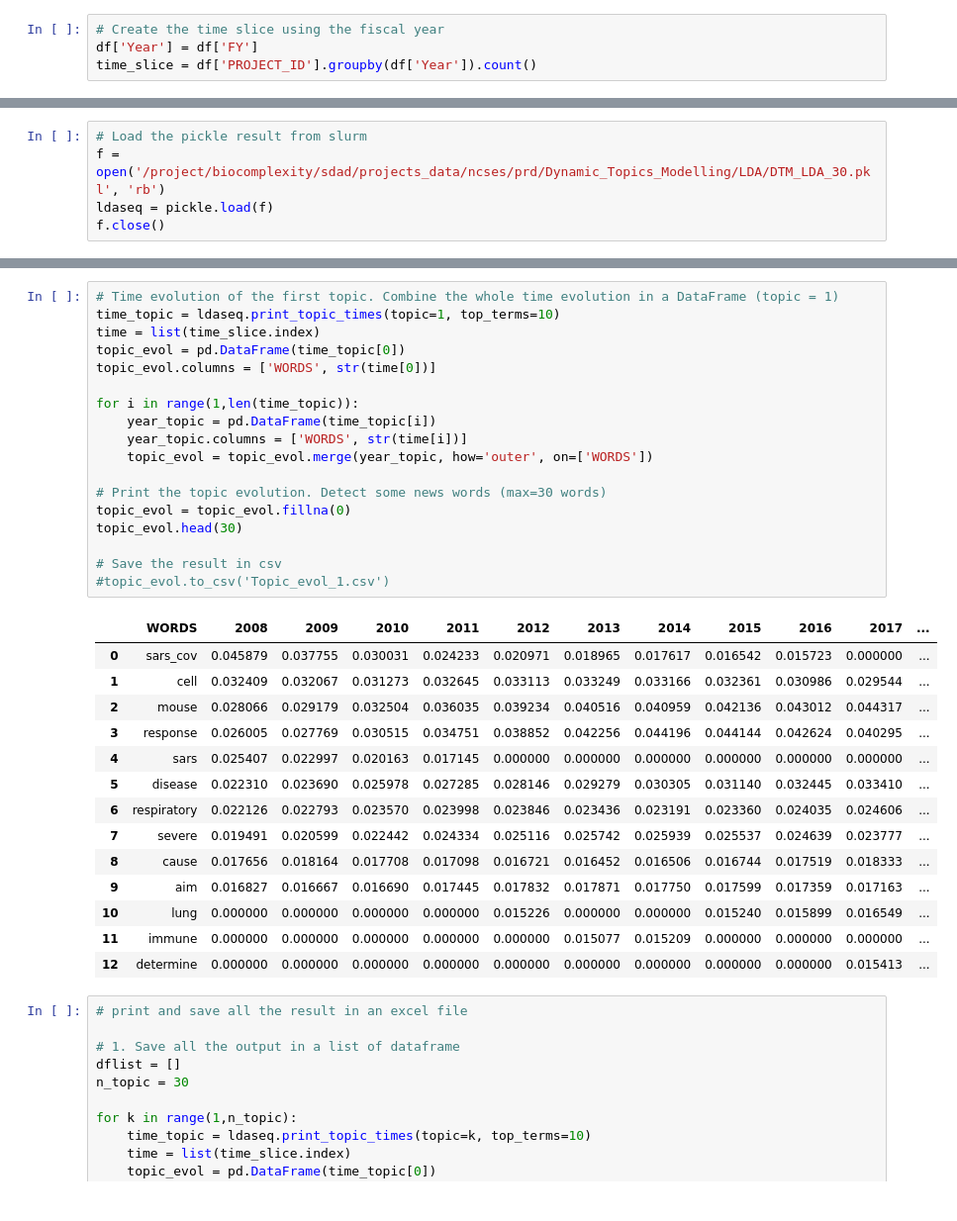
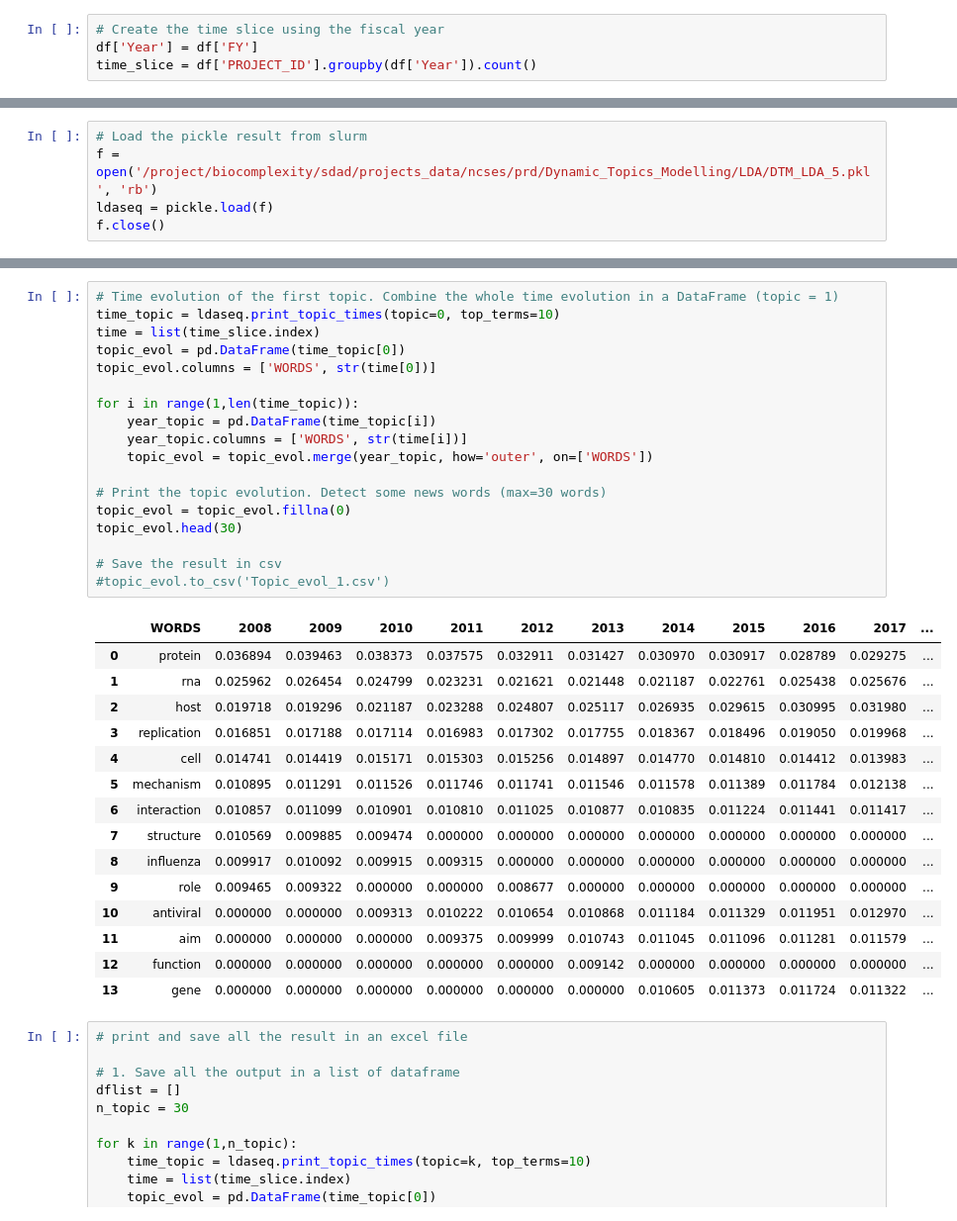
Before and after one commit to uva-bi-sdad/publicrd, a Jupyter notebook: src/Dynamic_Topic_Modelling/DTM_lda/pandemic_case_study/lda_dtm_30.ipynb, the cells around one changed output, grey strips where cells are left out. Shown: that part at 99% size. Drawn from its saved outputs; the diff is of its cells as text.

```diff
--- a/src/Dynamic_Topic_Modelling/DTM_lda/pandemic_case_study/lda_dtm_30.ipynb
+++ b/src/Dynamic_Topic_Modelling/DTM_lda/pandemic_case_study/lda_dtm_30.ipynb
@@ -100,6 +100,6 @@ pickle.dump(ldaseq, open('/project/biocomplexity/sdad/projects_data/ncses/prd/Dy
 # %%
 # Load the pickle result from slurm
-f = open('/project/biocomplexity/sdad/projects_data/ncses/prd/Dynamic_Topics_Modelling/LDA/DTM_LDA_30.pkl', 'rb')
+f = open('/project/biocomplexity/sdad/projects_data/ncses/prd/Dynamic_Topics_Modelling/LDA/DTM_LDA_5.pkl', 'rb')
 ldaseq = pickle.load(f)
 f.close()
 # %%
@@ -120,36 +140,37 @@ with open('Topic_list_0.csv', 'w', newline='') as csvfile:
 # %%
 # Time evolution of the first topic. Combine the whole time evolution in a DataFrame (topic = 1)
-time_topic = ldaseq.print_topic_times(topic=1, top_terms=10)
+time_topic = ldaseq.print_topic_times(topic=0, top_terms=10)
 time = list(time_slice.index)
 topic_evol = pd.DataFrame(time_topic[0])
 topic_evol.columns = ['WORDS', str(time[0])]
 
 for i in range(1,len(time_topic)):
     year_topic = pd.DataFrame(time_topic[i])
     year_topic.columns = ['WORDS', str(time[i])]
     topic_evol = topic_evol.merge(year_topic, how='outer', on=['WORDS'])
 
 # Print the topic evolution. Detect some news words (max=30 words)
 topic_evol = topic_evol.fillna(0)
 topic_evol.head(30)
 
 # Save the result in csv
 #topic_evol.to_csv('Topic_evol_1.csv')
 # %% [output]
 |  | WORDS | 2008 | 2009 | 2010 | 2011 | 2012 | 2013 | 2014 | 2015 | 2016 | 2017 | ... |
-| 0 | sars_cov | 0.045879 | 0.037755 | 0.030031 | 0.024233 | 0.020971 | 0.018965 | 0.017617 | 0.016542 | 0.015723 | 0.000000 | ... |
-| 1 | cell | 0.032409 | 0.032067 | 0.031273 | 0.032645 | 0.033113 | 0.033249 | 0.033166 | 0.032361 | 0.030986 | 0.029544 | ... |
-| 2 | mouse | 0.028066 | 0.029179 | 0.032504 | 0.036035 | 0.039234 | 0.040516 | 0.040959 | 0.042136 | 0.043012 | 0.044317 | ... |
-| 3 | response | 0.026005 | 0.027769 | 0.030515 | 0.034751 | 0.038852 | 0.042256 | 0.044196 | 0.044144 | 0.042624 | 0.040295 | ... |
-| 4 | sars | 0.025407 | 0.022997 | 0.020163 | 0.017145 | 0.000000 | 0.000000 | 0.000000 | 0.000000 | 0.000000 | 0.000000 | ... |
-| 5 | disease | 0.022310 | 0.023690 | 0.025978 | 0.027285 | 0.028146 | 0.029279 | 0.030305 | 0.031140 | 0.032445 | 0.033410 | ... |
-| 6 | respiratory | 0.022126 | 0.022793 | 0.023570 | 0.023998 | 0.023846 | 0.023436 | 0.023191 | 0.023360 | 0.024035 | 0.024606 | ... |
-| 7 | severe | 0.019491 | 0.020599 | 0.022442 | 0.024334 | 0.025116 | 0.025742 | 0.025939 | 0.025537 | 0.024639 | 0.023777 | ... |
-| 8 | cause | 0.017656 | 0.018164 | 0.017708 | 0.017098 | 0.016721 | 0.016452 | 0.016506 | 0.016744 | 0.017519 | 0.018333 | ... |
-| 9 | aim | 0.016827 | 0.016667 | 0.016690 | 0.017445 | 0.017832 | 0.017871 | 0.017750 | 0.017599 | 0.017359 | 0.017163 | ... |
-| 10 | lung | 0.000000 | 0.000000 | 0.000000 | 0.000000 | 0.015226 | 0.000000 | 0.000000 | 0.015240 | 0.015899 | 0.016549 | ... |
-| 11 | immune | 0.000000 | 0.000000 | 0.000000 | 0.000000 | 0.000000 | 0.015077 | 0.015209 | 0.000000 | 0.000000 | 0.000000 | ... |
-| 12 | determine | 0.000000 | 0.000000 | 0.000000 | 0.000000 | 0.000000 | 0.000000 | 0.000000 | 0.000000 | 0.000000 | 0.015413 | ... |
+| 0 | protein | 0.036894 | 0.039463 | 0.038373 | 0.037575 | 0.032911 | 0.031427 | 0.030970 | 0.030917 | 0.028789 | 0.029275 | ... |
+| 1 | rna | 0.025962 | 0.026454 | 0.024799 | 0.023231 | 0.021621 | 0.021448 | 0.021187 | 0.022761 | 0.025438 | 0.025676 | ... |
+| 2 | host | 0.019718 | 0.019296 | 0.021187 | 0.023288 | 0.024807 | 0.025117 | 0.026935 | 0.029615 | 0.030995 | 0.031980 | ... |
+| 3 | replication | 0.016851 | 0.017188 | 0.017114 | 0.016983 | 0.017302 | 0.017755 | 0.018367 | 0.018496 | 0.019050 | 0.019968 | ... |
+| 4 | cell | 0.014741 | 0.014419 | 0.015171 | 0.015303 | 0.015256 | 0.014897 | 0.014770 | 0.014810 | 0.014412 | 0.013983 | ... |
+| 5 | mechanism | 0.010895 | 0.011291 | 0.011526 | 0.011746 | 0.011741 | 0.011546 | 0.011578 | 0.011389 | 0.011784 | 0.012138 | ... |
+| 6 | interaction | 0.010857 | 0.011099 | 0.010901 | 0.010810 | 0.011025 | 0.010877 | 0.010835 | 0.011224 | 0.011441 | 0.011417 | ... |
+| 7 | structure | 0.010569 | 0.009885 | 0.009474 | 0.000000 | 0.000000 | 0.000000 | 0.000000 | 0.000000 | 0.000000 | 0.000000 | ... |
+| 8 | influenza | 0.009917 | 0.010092 | 0.009915 | 0.009315 | 0.000000 | 0.000000 | 0.000000 | 0.000000 | 0.000000 | 0.000000 | ... |
+| 9 | role | 0.009465 | 0.009322 | 0.000000 | 0.000000 | 0.008677 | 0.000000 | 0.000000 | 0.000000 | 0.000000 | 0.000000 | ... |
+| 10 | antiviral | 0.000000 | 0.000000 | 0.009313 | 0.010222 | 0.010654 | 0.010868 | 0.011184 | 0.011329 | 0.011951 | 0.012970 | ... |
+| 11 | aim | 0.000000 | 0.000000 | 0.000000 | 0.009375 | 0.009999 | 0.010743 | 0.011045 | 0.011096 | 0.011281 | 0.011579 | ... |
+| 12 | function | 0.000000 | 0.000000 | 0.000000 | 0.000000 | 0.000000 | 0.009142 | 0.000000 | 0.000000 | 0.000000 | 0.000000 | ... |
+| 13 | gene | 0.000000 | 0.000000 | 0.000000 | 0.000000 | 0.000000 | 0.000000 | 0.010605 | 0.011373 | 0.011724 | 0.011322 | ... |
 # %%
 # print and save all the result in an excel file
 
```
Also changed, not shown: parts of 5 cells of this notebook, 23 other files.
